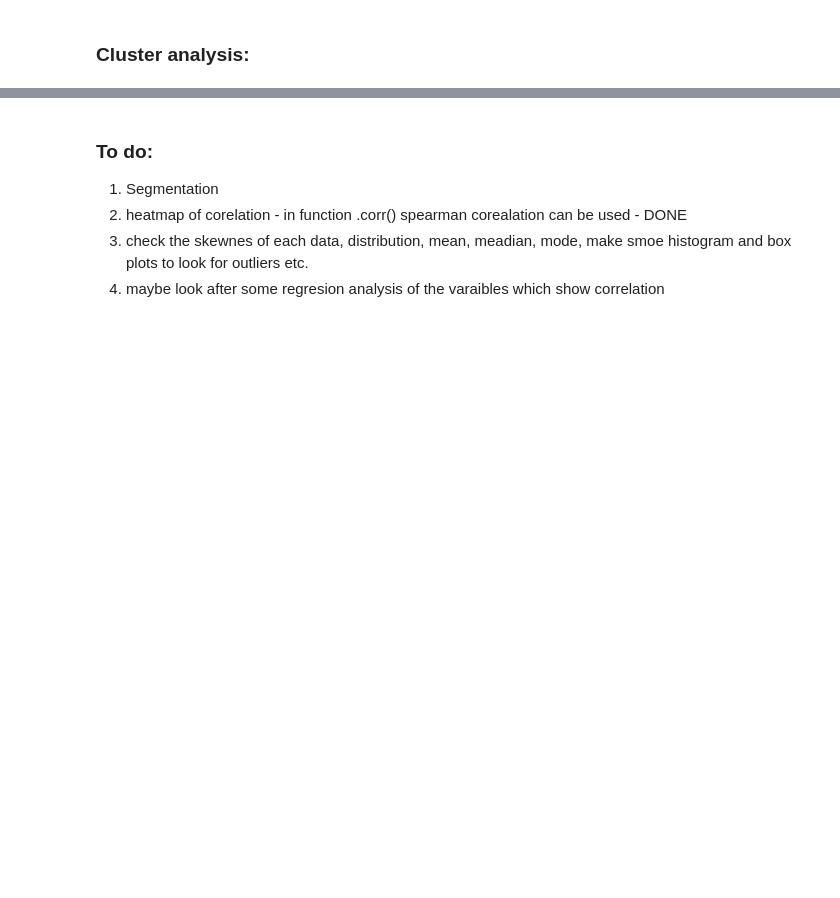
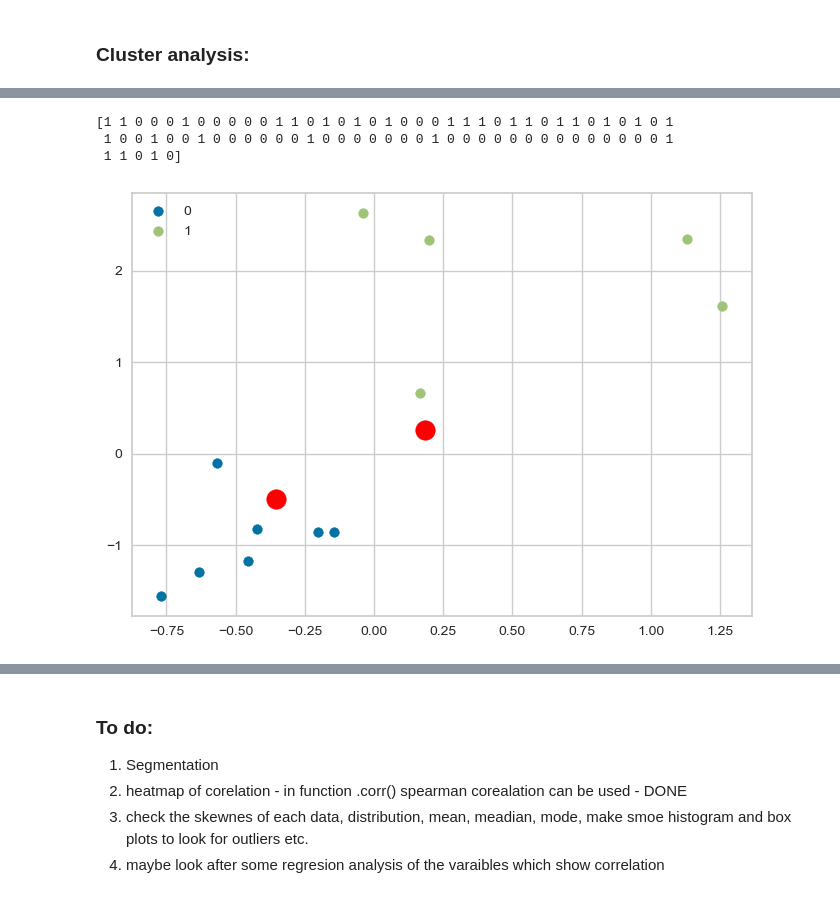
Before and after one commit to GentlemanFrog/Trajectory_clustering, a Jupyter notebook: Trajectory_analysis.ipynb, the cells around one changed output, grey strips where cells are left out. Cells and saved outputs as stored; diff of their text form; code cells hidden in the pictures; blank space fills up the shorter version.

Commit message:
Cluster analysis
Perfor cluster analysis, added plots of points with labels and centroids, allso added pair plot of all features together.

```diff
--- a/Trajectory_analysis.ipynb
+++ b/Trajectory_analysis.ipynb
@@ -551,0 +552,27 @@ visualizer.show()
+# %%
+# Performing clustering:
+# kmeans_fp = kmeans fixed parameters
+kmeans_fp = KMeans(n_clusters=2, init='k-means++', n_init=50, max_iter=15000,
+                  random_state=1)
+labels_fp = kmeans_fp.fit_predict(whole_df)
+# print(labels_fp)
+# %% [output]
+[1 1 0 0 0 1 0 0 0 0 0 1 1 0 1 0 1 0 1 0 0 0 1 1 1 0 1 1 0 1 1 0 1 0 1 0 1
+ 1 0 0 1 0 0 1 0 0 0 0 0 0 1 0 0 0 0 0 0 0 1 0 0 0 0 0 0 0 0 0 0 0 0 0 0 1
+ 1 1 0 1 0]
+# %%
+# PLoting the data with labels:
+u_labels_fp = np.unique(labels_fp)
+# print(u_labels_fp)
+# ploting:
+for i in u_labels_fp:
+    plt.scatter(whole_df[labels==i,0], whole_df[labels==i, 1], label=i)
+plt.scatter(kmeans_fp.cluster_centers_[:, 0],
+           kmeans_fp.cluster_centers_[:,1],
+           s=200, # centroid size
+           c='red', #centroid color
+           )
+plt.legend()
+plt.show()
+# %% [output]
+[figure, added]
```
Also changed, not shown: parts of 19 cells of this notebook.
